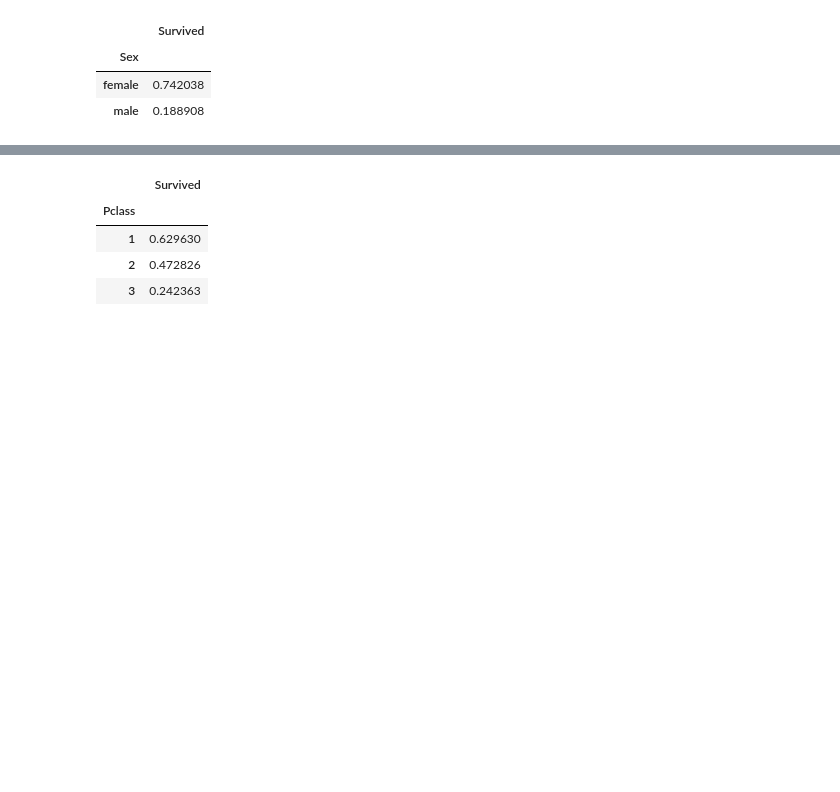
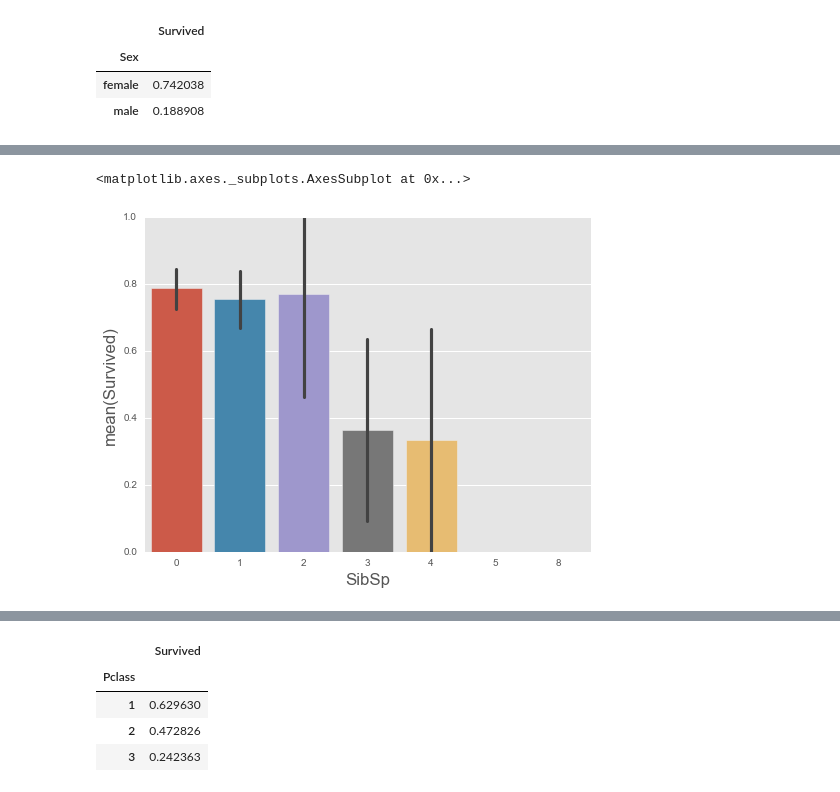
Before and after one commit to sargaspar/Kaggle-Titanic, a Jupyter notebook: Kaggle_Titanic.ipynb, the cells around one changed output, grey strips where cells are left out. Cells and saved outputs as stored; diff of their text form; code cells hidden in the pictures; blank space fills up the shorter version.

```diff
--- a/Kaggle_Titanic.ipynb
+++ b/Kaggle_Titanic.ipynb
@@ -101,0 +134,5 @@ sex_pivot
+# %%
+train['maleSibSp'] = ((train.Sex == 'male') & (train.SibSp == 0)).astype('int')
+test['maleSibSp'] = ((test.Sex == 'male') & (test.SibSp == 0)).astype('int')
+
+train.head()
@@ -101,0 +146,5 @@ sex_pivot
+# %%
+sns.barplot(x=women.SibSp, y=train.Survived)
+# %% [output]
+<matplotlib.axes._subplots.AxesSubplot at 0x...>
+[figure, added]
```
Also changed, not shown: parts of 13 cells of this notebook.
